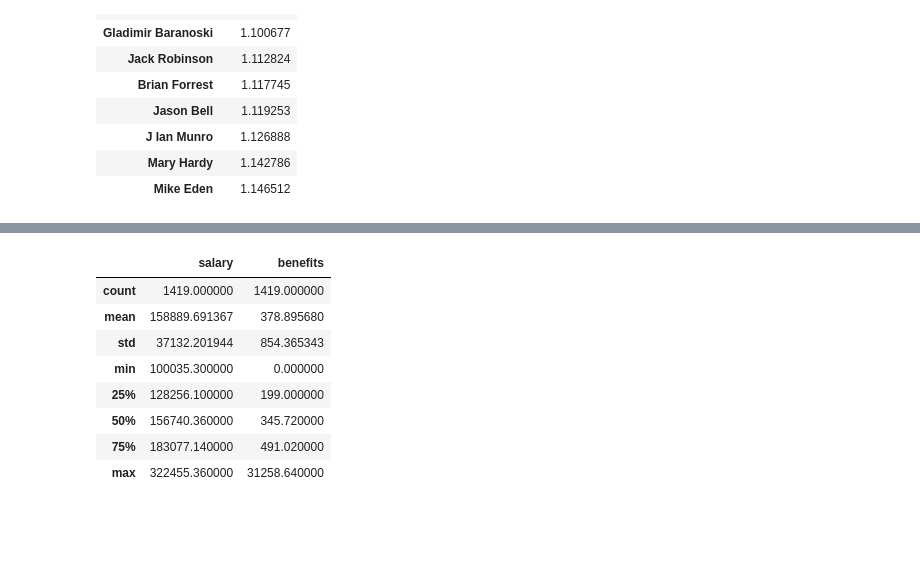
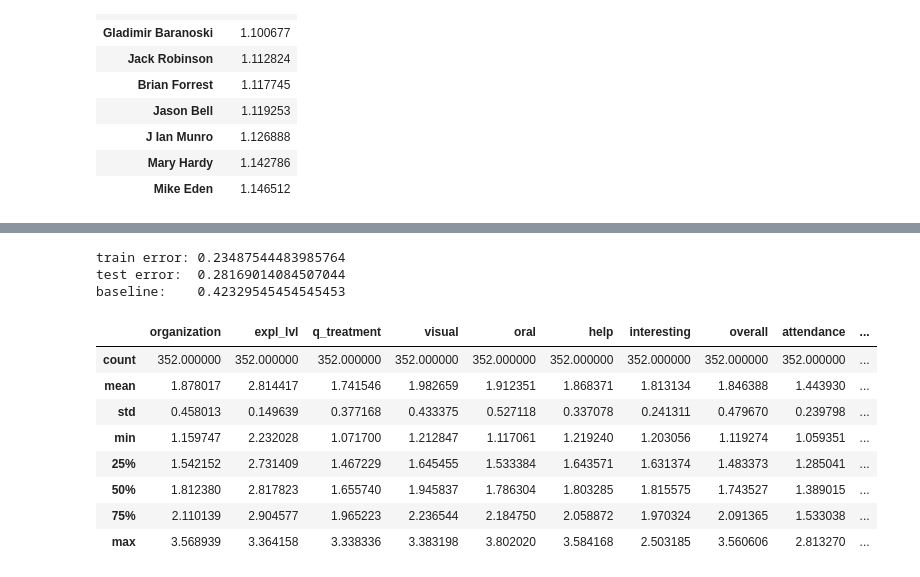
Before and after one commit to Akababa/course_eval, a Jupyter notebook: EDA.ipynb, the cells around one changed output, grey strips where cells are left out. Saved outputs shown, nothing was run; the diff lists cells and outputs as text; code cells hidden in the pictures; blank space fills up the shorter version.

```diff
--- a/EDA.ipynb
+++ b/EDA.ipynb
@@ -28,7 +28,8 @@ sal.head(50)
 | Amer Obeidi | Lecturer | 104035.40 | 0.00 |
 | Amir Khajepour | Professor | 232812.52 | 588.36 |
 # %%
-df=pd.read_csv("averages.csv")
+import ast
+df=pd.read_csv("averages_enrol.csv",converters={"ccode":ast.literal_eval})#,dtype={"ccode":list})
 df[["term"]]=pd.Categorical(df.term)
 df[["section"]]=pd.Categorical(df.section)
 df
@@ -203,12 +251,41 @@ lr.alpha_
+# %%
+# TENURE PREDICTOR!!!
+dfp=df1
+# dfp=df1[~df1.title.isna()]
+dfp=dfp.groupby("instructor").mean()
+dfp["num_taught"]=df1.groupby("instructor").size()
+dfp["title"]=df1.groupby("instructor").first()[["title"]]
+# dfp=dfp.reset_index()
+feats=list(df1.select_dtypes('number').columns)
+[feats.remove(xx) for xx in ["salary","num_responses","enrolled"]]
+has_tenure=dfp.title.isin(["Professor","Associate Professor"])
+
+xc1,xc2,yc1,yc2=train_test_split(dfp[feats],has_tenure,test_size=.2,random_state=42)
+ss=StandardScaler()
+xc1=ss.fit_transform(xc1)
+xc2=ss.transform(xc2)
+
+from sklearn.linear_model import LogisticRegression,LogisticRegressionCV
+# lr2=LinearRegression()
+# lr2=LassoCV(cv=5)
+lr2=LogisticRegressionCV(penalty="l1",cv=5,solver='liblinear',max_iter=999,random_state=42)#penalty="l2",C=100,solver='lbfgs',max_iter=999)
+lr2.fit(xc1,yc1)
+print(f"train error: {np.mean(lr2.predict(xc1)!=yc1)}")
+print(f"test error:  {np.mean(lr2.predict(xc2)!=yc2)}")
+print(f"baseline:    {np.mean(has_tenure)}")
+# %% [output]
+train error: 0.23487544483985764
+test error:  0.28169014084507044
+baseline:    0.42329545454545453
 # %%
-sal.describe()
+dfp.describe()
 # %% [output]
-|  | salary | benefits |
-| count | 1419.000000 | 1419.000000 |
-| mean | 158889.691367 | 378.895680 |
-| std | 37132.201944 | 854.365343 |
-| min | 100035.300000 | 0.000000 |
-| 25% | 128256.100000 | 199.000000 |
-| 50% | 156740.360000 | 345.720000 |
-| 75% | 183077.140000 | 491.020000 |
-| max | 322455.360000 | 31258.640000 |
+|  | organization | expl_lvl | q_treatment | visual | oral | help | interesting | overall | attendance | ... |
+| count | 352.000000 | 352.000000 | 352.000000 | 352.000000 | 352.000000 | 352.000000 | 352.000000 | 352.000000 | 352.000000 | ... |
+| mean | 1.878017 | 2.814417 | 1.741546 | 1.982659 | 1.912351 | 1.868371 | 1.813134 | 1.846388 | 1.443930 | ... |
+| std | 0.458013 | 0.149639 | 0.377168 | 0.433375 | 0.527118 | 0.337078 | 0.241311 | 0.479670 | 0.239798 | ... |
+| min | 1.159747 | 2.232028 | 1.071700 | 1.212847 | 1.117061 | 1.219240 | 1.203056 | 1.119274 | 1.059351 | ... |
+| 25% | 1.542152 | 2.731409 | 1.467229 | 1.645455 | 1.533384 | 1.643571 | 1.631374 | 1.483373 | 1.285041 | ... |
+| 50% | 1.812380 | 2.817823 | 1.655740 | 1.945837 | 1.786304 | 1.803285 | 1.815575 | 1.743527 | 1.389015 | ... |
+| 75% | 2.110139 | 2.904577 | 1.965223 | 2.236544 | 2.184750 | 2.058872 | 1.970324 | 2.091365 | 1.533038 | ... |
+| max | 3.568939 | 3.364158 | 3.338336 | 3.383198 | 3.802020 | 3.584168 | 2.503185 | 3.560606 | 2.813270 | ... |
```
Also changed, not shown: parts of 19 cells of this notebook, 28 other files.
